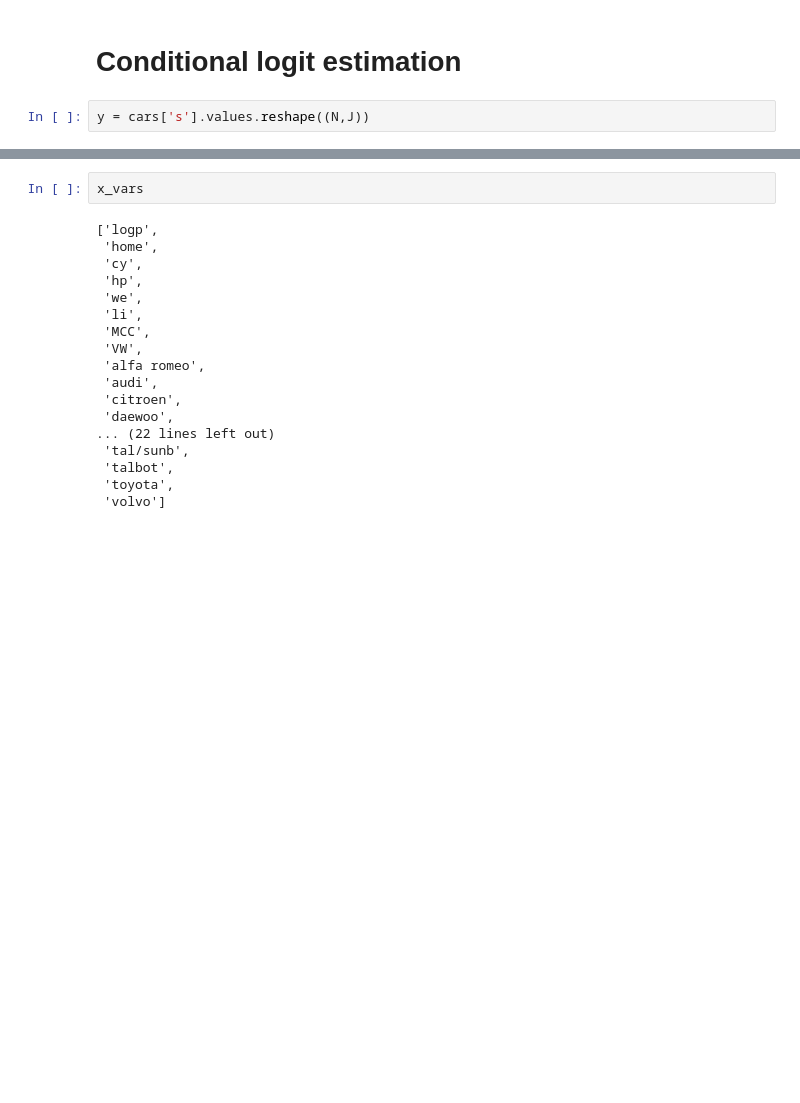
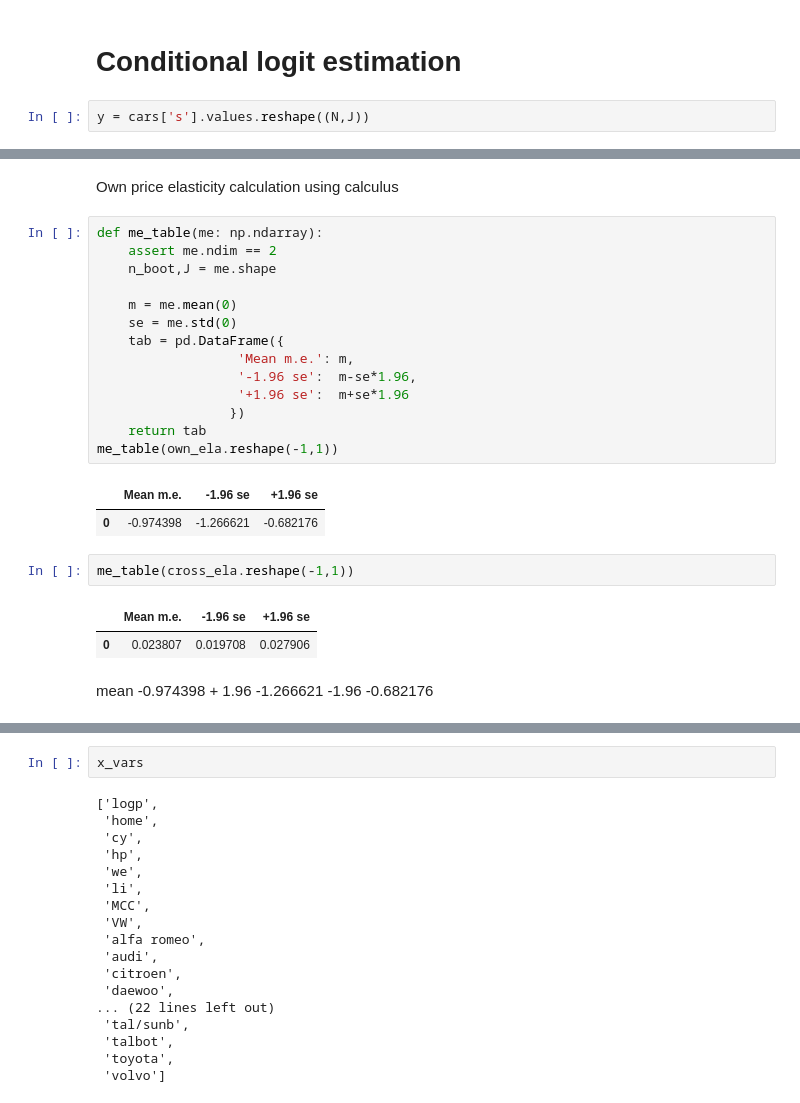
Before and after one commit to vkt823/My-repository, a Jupyter notebook: Assignments - Own attempt/Assignment 3/getting_started.ipynb, the cells around one changed output, grey strips where cells are left out. Drawn from its saved outputs; the diff is of its cells as text; blank space fills up the shorter version.

```diff
--- a/Assignments - Own attempt/Assignment 3/getting_started.ipynb
+++ b/Assignments - Own attempt/Assignment 3/getting_started.ipynb
@@ -224,0 +559,26 @@ Calculate mean of each other explanatory variable
+# %% [markdown]
+Own price elasticity calculation using calculus
+# %%
+def me_table(me: np.ndarray):
+    assert me.ndim == 2
+    n_boot,J = me.shape
+
+    m = me.mean(0)
+    se = me.std(0)
+    tab = pd.DataFrame({
+                  'Mean m.e.': m,
+                  '-1.96 se':  m-se*1.96,
+                  '+1.96 se':  m+se*1.96
+                 })
+    return tab
+me_table(own_ela.reshape(-1,1))
+# %% [output]
+|  | Mean m.e. | -1.96 se | +1.96 se |
+| 0 | -0.974398 | -1.266621 | -0.682176 |
+# %%
+me_table(cross_ela.reshape(-1,1))
+# %% [output]
+|  | Mean m.e. | -1.96 se | +1.96 se |
+| 0 | 0.023807 | 0.019708 | 0.027906 |
+# %% [markdown]
+mean -0.974398	+ 1.96 -1.266621  -1.96	-0.682176
```
Also changed, not shown: parts of 54 cells of this notebook, 13 other files.
